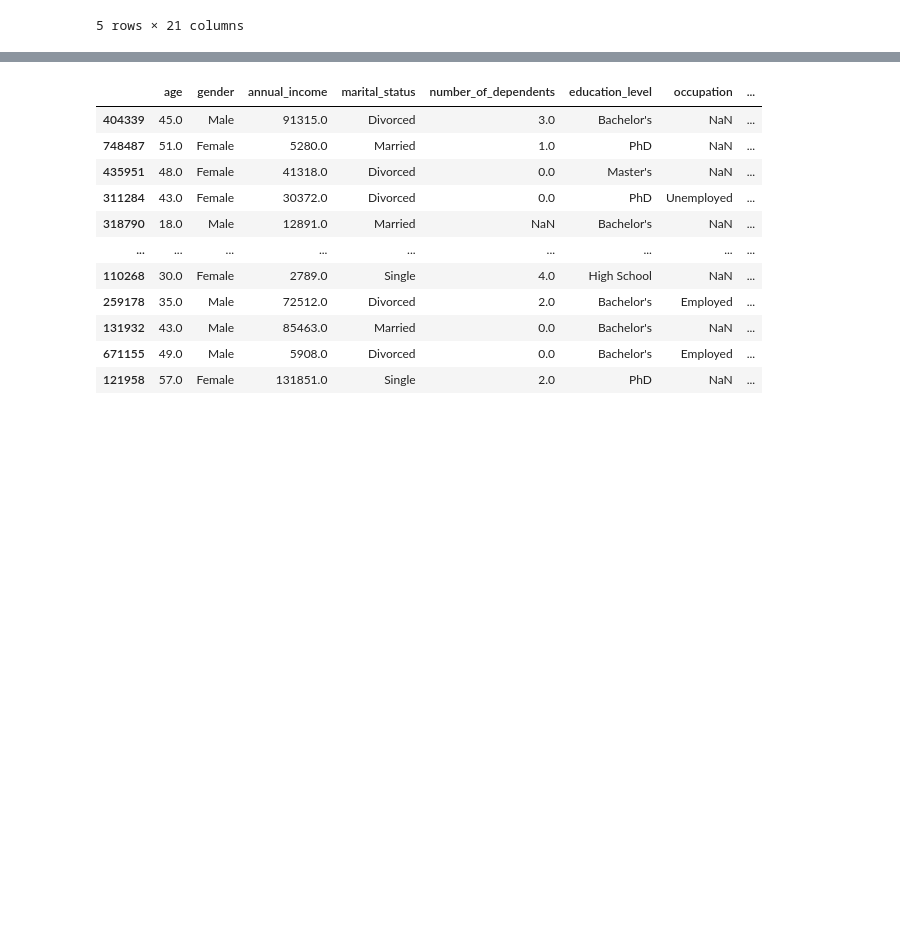
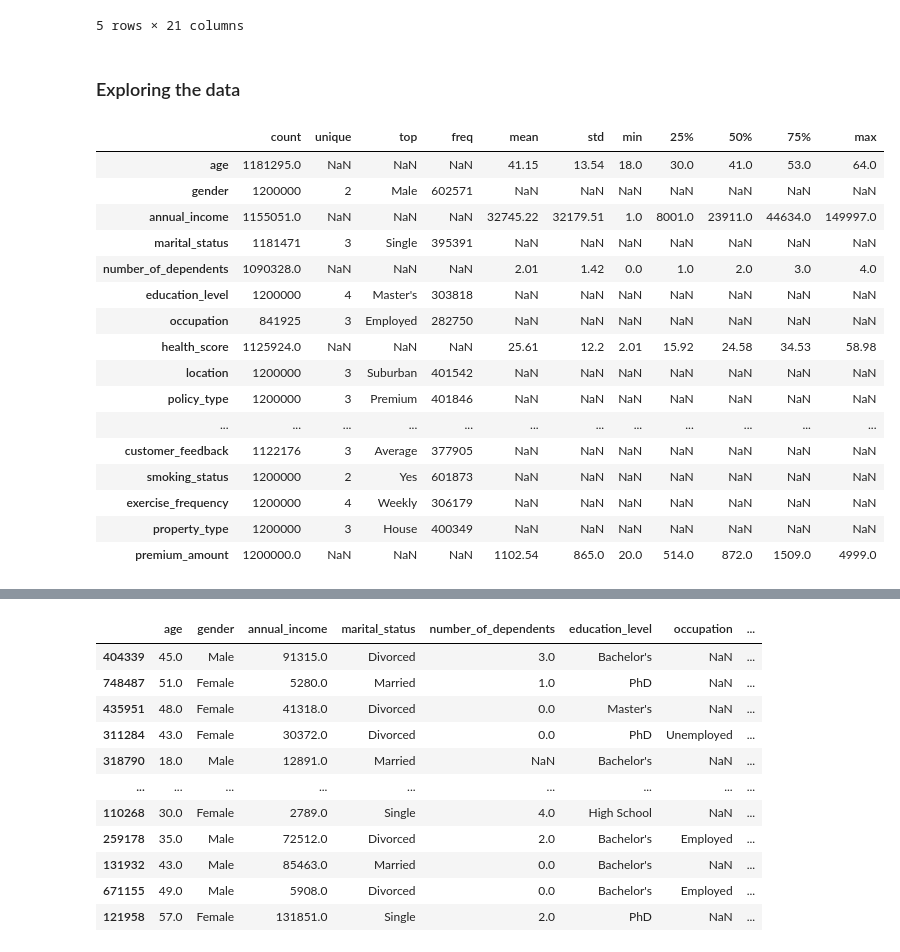
Before and after one commit to abhixshek/Kaggle-01-Insurance-Premium-Prediction, a Jupyter notebook: insurance_premium_pred.ipynb, the cells around one changed output, grey strips where cells are left out. Cells and saved outputs as stored; diff of their text form; code cells hidden in the pictures; blank space fills up the shorter version.

```diff
--- a/insurance_premium_pred.ipynb
+++ b/insurance_premium_pred.ipynb
@@ -61,6 +59,8 @@ train_df.head()
 | 3 | 3 | 21.0 | Male | 141855.0 | Married | 2.0 | Bachelor's | ... |
 | 4 | 4 | 21.0 | Male | 39651.0 | Single | 1.0 | Bachelor's | ... |
 5 rows × 21 columns
+# %% [markdown]
+### Exploring the data
 # %%
 train_df.columns = train_df.columns.str.lower().str.replace(" ", "_")
 test_df.columns = test_df.columns.str.lower().str.replace(" ", "_")
@@ -68,0 +70,20 @@ train_df = train_df.drop("id", axis=1)
+# %%
+train_df.describe(include="all").round(2).T
+# %% [output]
+|  | count | unique | top | freq | mean | std | min | 25% | 50% | 75% | max |
+| age | 1181295.0 | NaN | NaN | NaN | 41.15 | 13.54 | 18.0 | 30.0 | 41.0 | 53.0 | 64.0 |
+| gender | 1200000 | 2 | Male | 602571 | NaN | NaN | NaN | NaN | NaN | NaN | NaN |
+| annual_income | 1155051.0 | NaN | NaN | NaN | 32745.22 | 32179.51 | 1.0 | 8001.0 | 23911.0 | 44634.0 | 149997.0 |
+| marital_status | 1181471 | 3 | Single | 395391 | NaN | NaN | NaN | NaN | NaN | NaN | NaN |
+| number_of_dependents | 1090328.0 | NaN | NaN | NaN | 2.01 | 1.42 | 0.0 | 1.0 | 2.0 | 3.0 | 4.0 |
+| education_level | 1200000 | 4 | Master's | 303818 | NaN | NaN | NaN | NaN | NaN | NaN | NaN |
+| occupation | 841925 | 3 | Employed | 282750 | NaN | NaN | NaN | NaN | NaN | NaN | NaN |
+| health_score | 1125924.0 | NaN | NaN | NaN | 25.61 | 12.2 | 2.01 | 15.92 | 24.58 | 34.53 | 58.98 |
+| location | 1200000 | 3 | Suburban | 401542 | NaN | NaN | NaN | NaN | NaN | NaN | NaN |
+| policy_type | 1200000 | 3 | Premium | 401846 | NaN | NaN | NaN | NaN | NaN | NaN | NaN |
+| ... | ... | ... | ... | ... | ... | ... | ... | ... | ... | ... | ... |
+| customer_feedback | 1122176 | 3 | Average | 377905 | NaN | NaN | NaN | NaN | NaN | NaN | NaN |
+| smoking_status | 1200000 | 2 | Yes | 601873 | NaN | NaN | NaN | NaN | NaN | NaN | NaN |
+| exercise_frequency | 1200000 | 4 | Weekly | 306179 | NaN | NaN | NaN | NaN | NaN | NaN | NaN |
+| property_type | 1200000 | 3 | House | 400349 | NaN | NaN | NaN | NaN | NaN | NaN | NaN |
+| premium_amount | 1200000.0 | NaN | NaN | NaN | 1102.54 | 865.0 | 20.0 | 514.0 | 872.0 | 1509.0 | 4999.0 |
```
Also changed, not shown: parts of 28 cells of this notebook.
